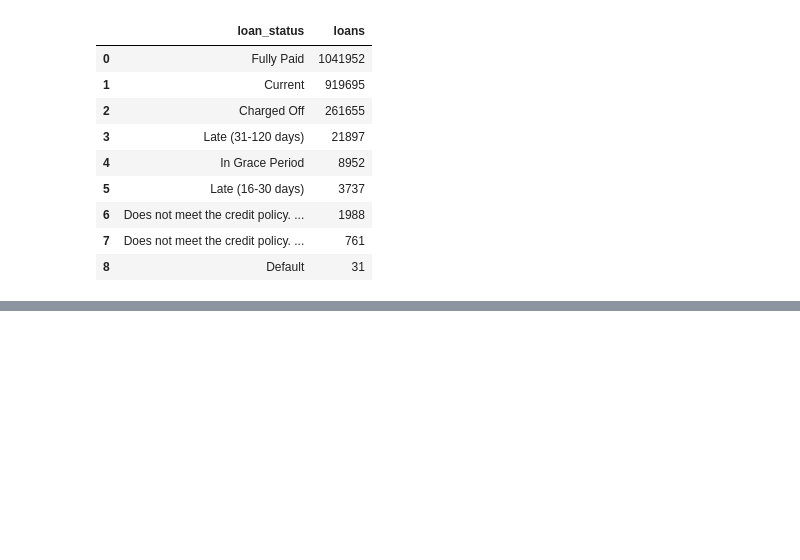
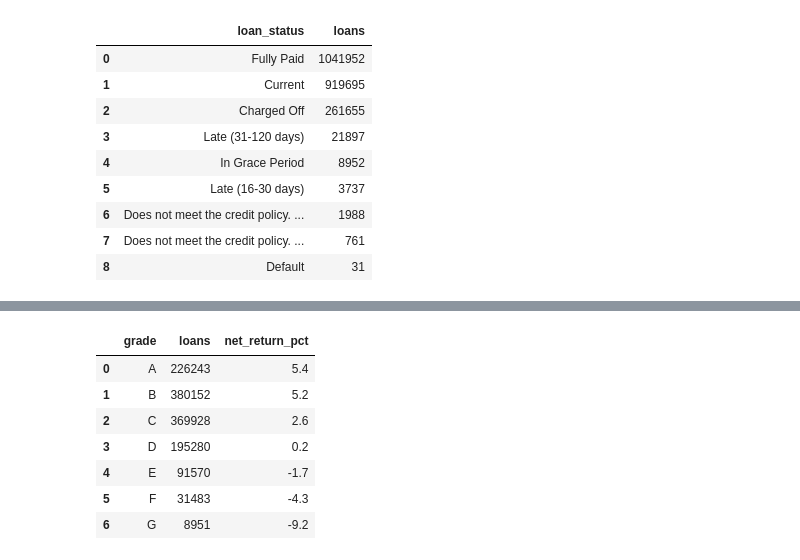
Before and after one commit to arenasdelgadopaula-star/credit-risk-analysis, a Jupyter notebook: 01_data_exploration.ipynb, the cells around one changed output, grey strips where cells are left out. Cells and saved outputs as stored; diff of their text form; code cells hidden in the pictures; blank space fills up the shorter version.

```diff
--- a/01_data_exploration.ipynb
+++ b/01_data_exploration.ipynb
@@ -48,0 +88,19 @@ pd.read_sql_query("SELECT loan_status, COUNT(*) AS loans FROM loans GROUP BY loa
+# %%
+pd.read_sql_query("""
+SELECT grade,
+       COUNT(*) AS loans,
+       ROUND(100.0 * (SUM(total_pymnt) - SUM(funded_amnt)) / SUM(funded_amnt), 1) AS net_return_pct
+FROM loans
+WHERE loan_status IN ('Fully Paid', 'Charged Off')
+GROUP BY grade
+ORDER BY grade;
+""", conn)
+# %% [output]
+|  | grade | loans | net_return_pct |
+| 0 | A | 226243 | 5.4 |
+| 1 | B | 380152 | 5.2 |
+| 2 | C | 369928 | 2.6 |
+| 3 | D | 195280 | 0.2 |
+| 4 | E | 91570 | -1.7 |
+| 5 | F | 31483 | -4.3 |
+| 6 | G | 8951 | -9.2 |
```
Also changed, not shown: parts of 2 cells of this notebook.
